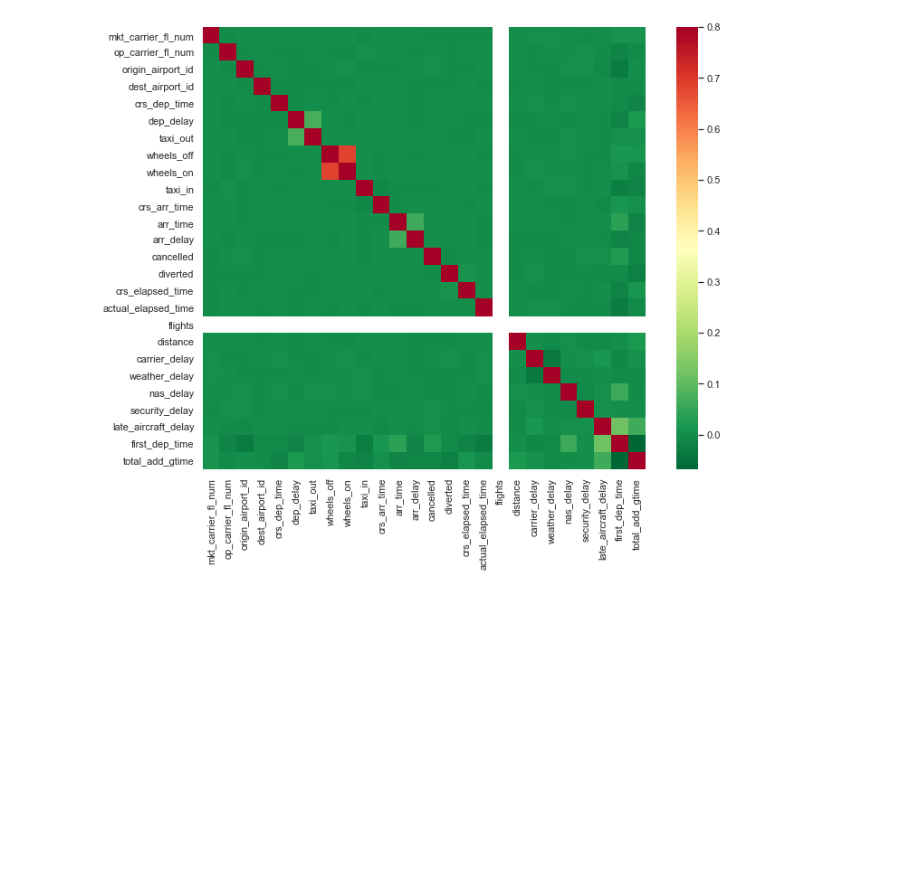
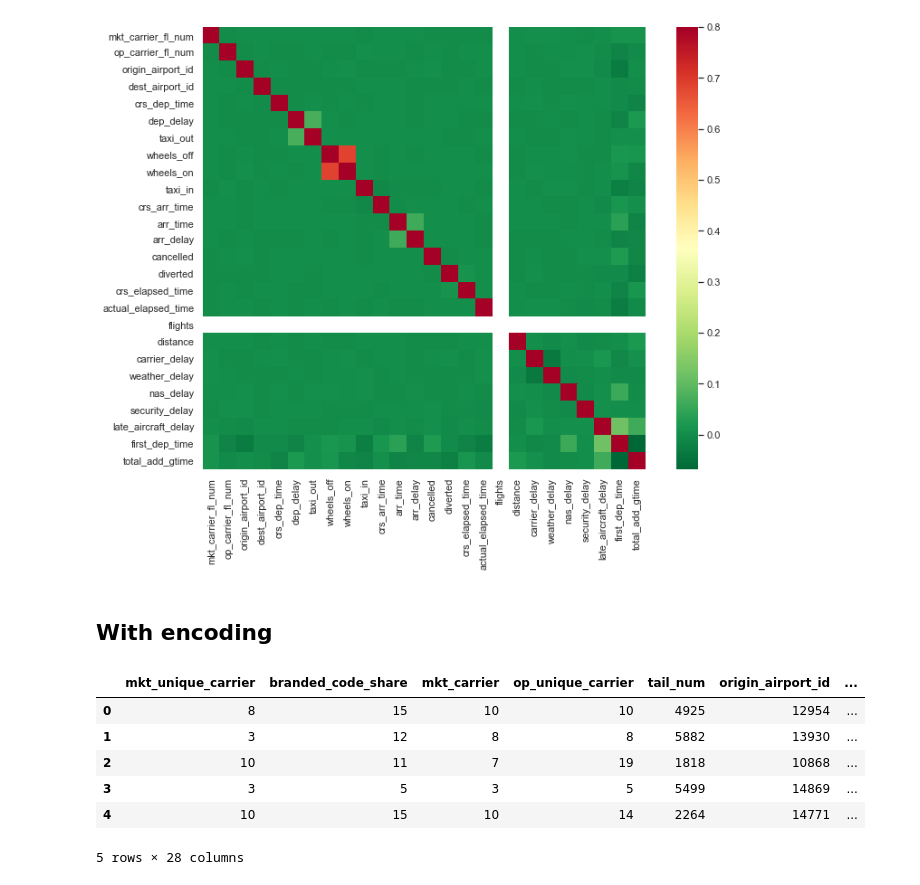
Before and after one commit to RCampbellYYC/lighthouse-mid-term-project, a Jupyter notebook: working-copy-files/renee-working-copies/correlations.ipynb, the cells around one changed output. Saved outputs shown, nothing was run; the diff lists cells and outputs as text; code cells hidden in the pictures; blank space fills up the shorter version.

```diff
--- a/working-copy-files/renee-working-copies/correlations.ipynb
+++ b/working-copy-files/renee-working-copies/correlations.ipynb
@@ -77,3 +77,5 @@ sns.heatmap(corrmat, vmax=.8, square=True, cmap='RdYlGn_r')
 # %% [output]
 <AxesSubplot:>
 [figure]
+# %% [markdown]
+## With encoding
@@ -79,0 +93,28 @@ sns.heatmap(corrmat, vmax=.8, square=True, cmap='RdYlGn_r')
+# %%
+# need to transform categorical into continuous
+
+# date string to unix
+import datetime as dt
+
+fl_df['fl_date'] = pd.to_datetime(fl_df['fl_date'])
+fl_df['timestamp'] = fl_df['fl_date'].map(dt.datetime.toordinal)
+fl_df = fl_df.drop(labels=['fl_date'], axis=1)
+
+# encode categorical vars
+from sklearn import preprocessing
+
+label_encoder = preprocessing.LabelEncoder()
+
+cat_vars = fl_df.select_dtypes(include= 'object').columns.tolist()
+for col in cat_vars:
+    fl_df[col] = label_encoder.fit_transform(fl_df[col])
+
+fl_df.head()
+# %% [output]
+|  | mkt_unique_carrier | branded_code_share | mkt_carrier | op_unique_carrier | tail_num | origin_airport_id | ... |
+| 0 | 8 | 15 | 10 | 10 | 4925 | 12954 | ... |
+| 1 | 3 | 12 | 8 | 8 | 5882 | 13930 | ... |
+| 2 | 10 | 11 | 7 | 19 | 1818 | 10868 | ... |
+| 3 | 3 | 5 | 3 | 5 | 5499 | 14869 | ... |
+| 4 | 10 | 15 | 10 | 14 | 2264 | 14771 | ... |
+5 rows × 28 columns
```
Also changed, not shown: parts of 4 cells of this notebook, 2 other files.
